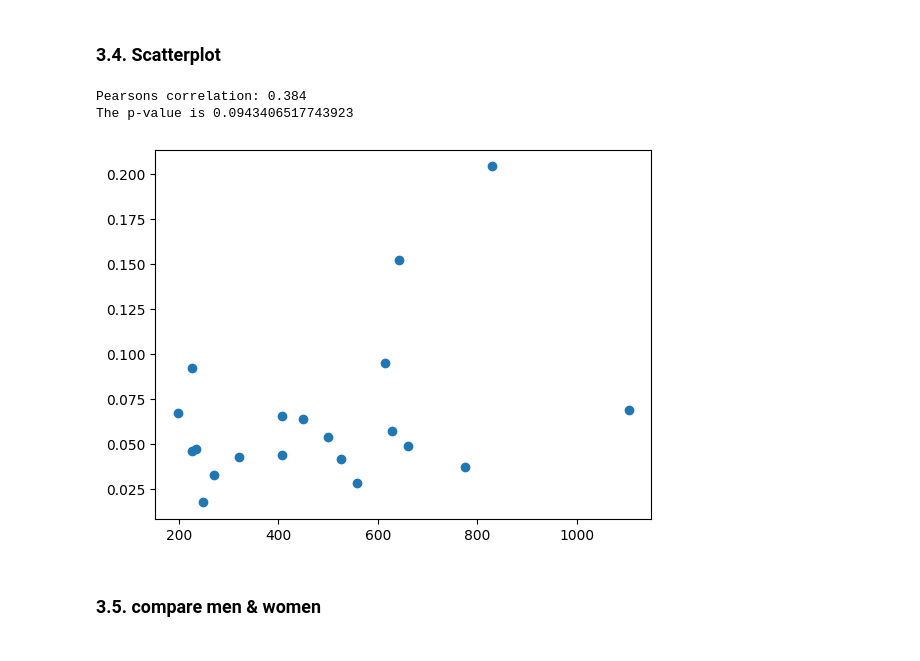
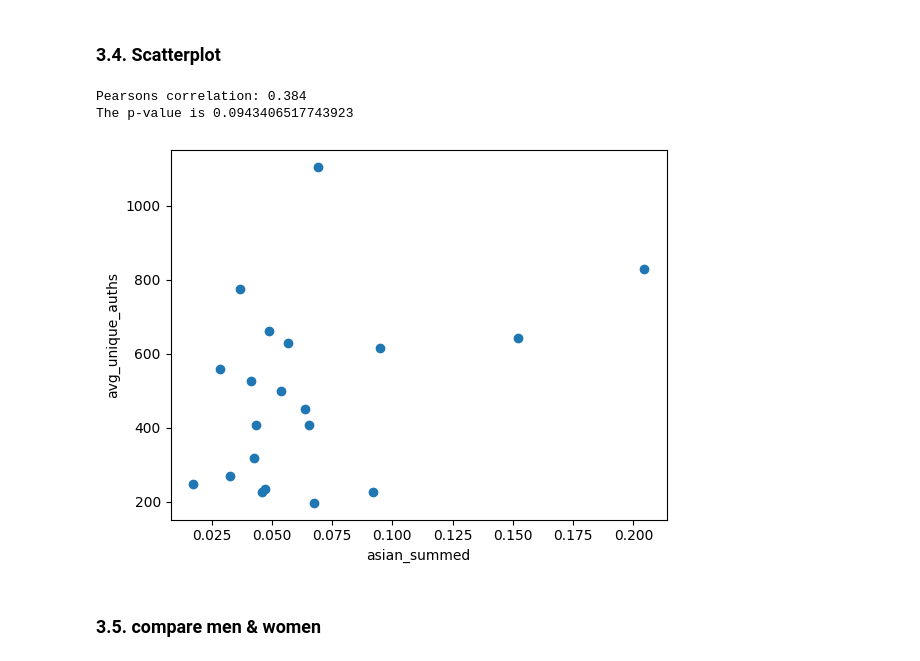
Before and after one commit to digital-scrappy/wikipedia-revisions, a Jupyter notebook: Analysis/MAJOR_gender_race_analysis.ipynb, the cells around one changed output. Saved outputs shown, nothing was run; the diff lists cells and outputs as text; code cells hidden in the pictures.

Commit message:
getting education data, changing variables for visualizations

```diff
--- a/Analysis/MAJOR_gender_race_analysis.ipynb
+++ b/Analysis/MAJOR_gender_race_analysis.ipynb
@@ -131,22 +131,21 @@ list(df_major.columns[-14:]) # all possible target_variables
 
 Choose one for each from above list
 # %%
-target_var = "asian_summed"
+wiki_metric_var = "avg_unique_auths"
+race_gender_var = "asian_summed"
 
-second_var = "avg_unique_auths"
-
-viz_sideways(df_major, target_var, second_var)
+viz_sideways(df_major, race_gender_var, wiki_metric_var)
 # %% [output]
 Pearsons correlation is 0.384
 [figure]
 # %% [markdown]
 ### 3.4. Scatterplot
 # %%
-viz_scatterplot_correlation(df_major, target_var, second_var)
+viz_scatterplot_correlation(df_major, race_gender_var, wiki_metric_var)
 # %% [output]
 Pearsons correlation: 0.384
 The p-value is 0.0943406517743923
-[figure, old version]
+[figure, new version]
 # %% [markdown]
 ### 3.5. compare men & women
 # %%
```
Also changed, not shown: parts of 1 cell of this notebook, 2 other files.
